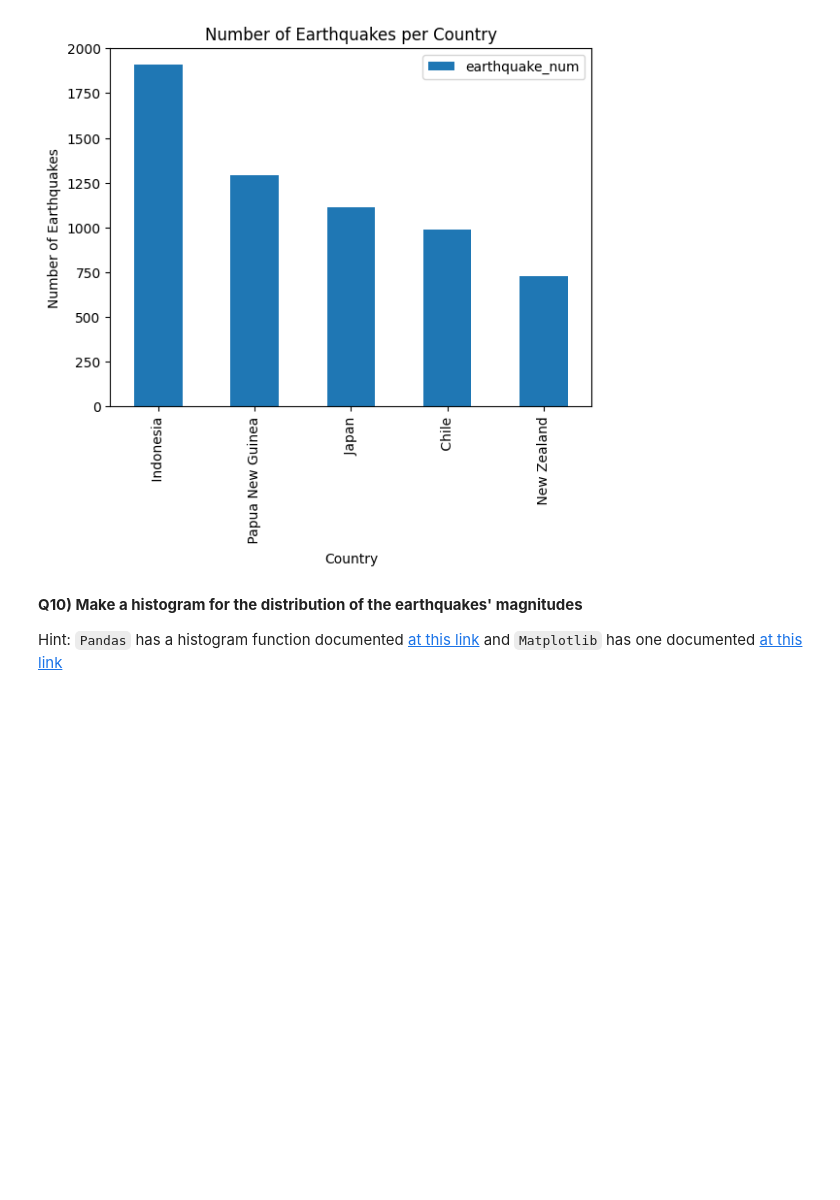
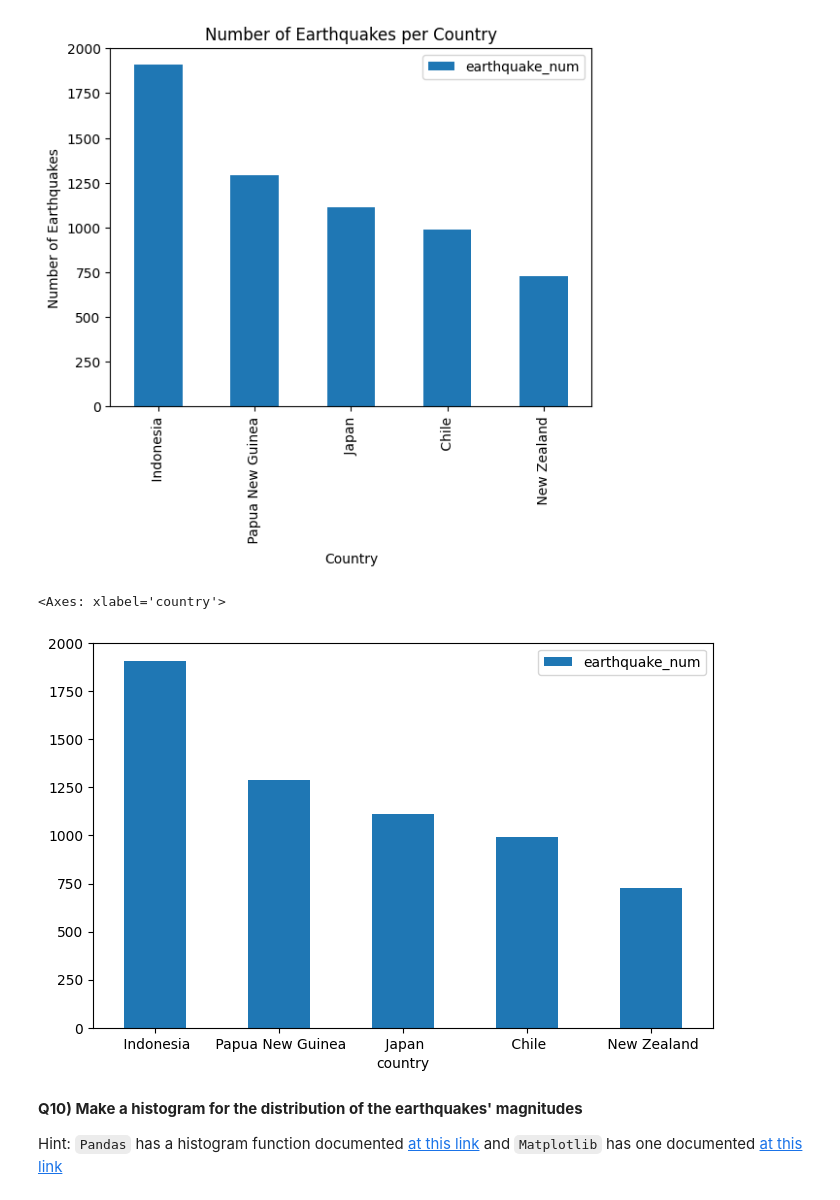
Before and after one commit to svoll1105/2025_Intro_Python, a Jupyter notebook: notebook/W3_S1.ipynb, the cells around one changed output. Drawn from its saved outputs; the diff is of its cells as text; code cells hidden in the pictures; blank space fills up the shorter version.

```diff
--- a/notebook/W3_S1.ipynb
+++ b/notebook/W3_S1.ipynb
@@ -236,7 +245,8 @@ Hint 2: You will use `.split()` to extract the country names. The documentation
 
 print(df.columns)
 # Extract the state or country
-country = df.place.str.split(',', expand=True, n=20)
+country = df.place.str.split(',', expand=True, n=1)
+#voir la signification du n
 # %% [output]
 Index(['time', 'latitude', 'longitude', 'depth', 'mag', 'magType', 'nst',
        'gap', 'dmin', 'rms', 'net', 'id', 'updated', 'place', 'type'],
@@ -244,10 +254,7 @@ Index(['time', 'latitude', 'longitude', 'depth', 'mag', 'magType', 'nst',
 # %%
 # Add it as a new column to the `DataFrame` called `country`
 df['country']= country[1]
-# %%
-#@markdown Fill in the blank version. Double click to reveal
-# Extract the state or country
-country = df.__.str.__(',',expand=True,n=_)
-
-# Add it as a new column to the `DataFrame` called `country`
-df['____'] = _______
+# %%
+# Exemple pour séparer en deux nouvelles colonnes --> mettre son erreur, chercher les fonctions
+df[['place_state', 'place_country']] = df['place'].str.rsplit(',', n=1, expand=True)
+df.head()
@@ -427,3 +424,12 @@ top5_df.plot.bar(x=_____,y=_____,rot=0,ax=__)
+# %%
+#autre facon de faire
+import matplotlib.pyplot as plt
+
+fig1,ax = plt.subplots(figsize=(8,5)) #ma figure, mon cadre
+df2.plot.bar(x='country',y='earthquake_num',rot=0,ax=ax)
+# %% [output]
+<Axes: xlabel='country'>
+[figure, added]
 # %% [markdown]
 **Q10) Make a histogram for the distribution of the earthquakes' magnitudes**
 
```
Also changed, not shown: parts of 26 cells of this notebook.
